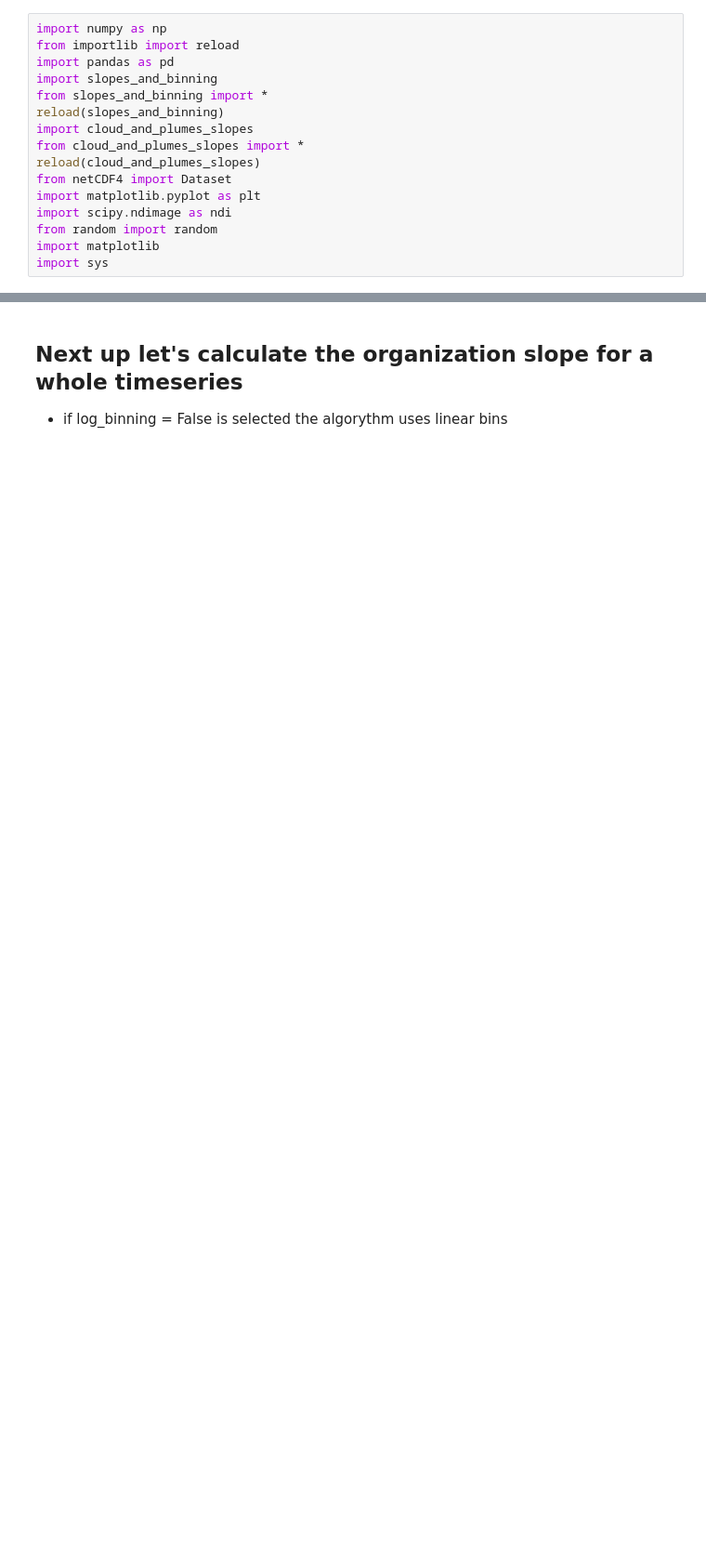
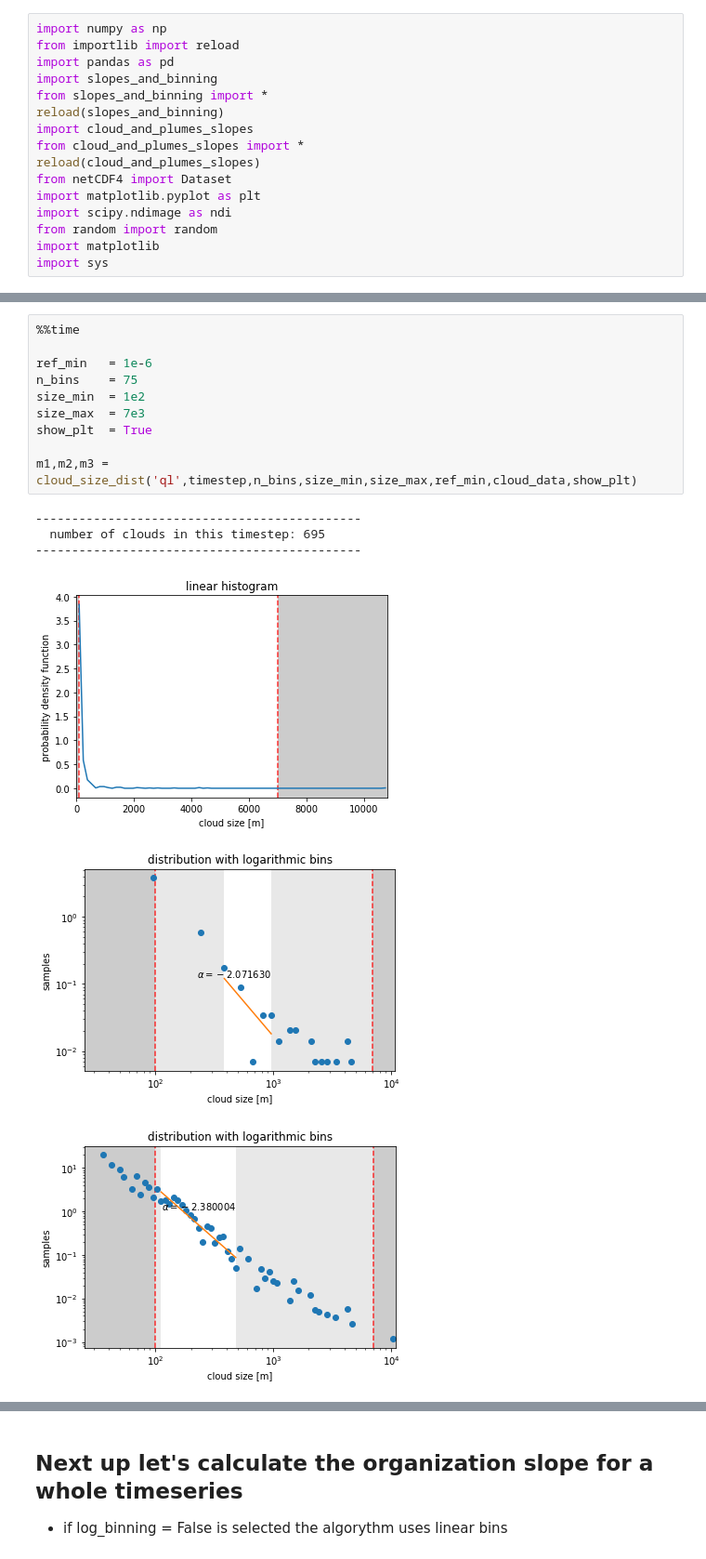
Before and after one commit to tillvondenhoff/SHK_project, a Jupyter notebook: cloudAnalysis.ipynb, the cells around one changed output, grey strips where cells are left out. Shown at 93% size. Drawn from its saved outputs; the diff is of its cells as text; blank space fills up the shorter version.

```diff
--- a/cloudAnalysis.ipynb
+++ b/cloudAnalysis.ipynb
@@ -42,0 +103,17 @@ cloud_data = Dataset(cloud_file)
+# %%
+%%time
+
+ref_min   = 1e-6
+n_bins    = 75
+size_min  = 1e2
+size_max  = 7e3
+show_plt  = True
+
+m1,m2,m3 = cloud_size_dist('ql',timestep,n_bins,size_min,size_max,ref_min,cloud_data,show_plt)
+# %% [output]
+---------------------------------------------
+  number of clouds in this timestep: 695
+---------------------------------------------
+[figure, added]
+[figure, added]
+[figure, added]
```
Also changed, not shown: parts of 20 cells of this notebook, 2 other files.
